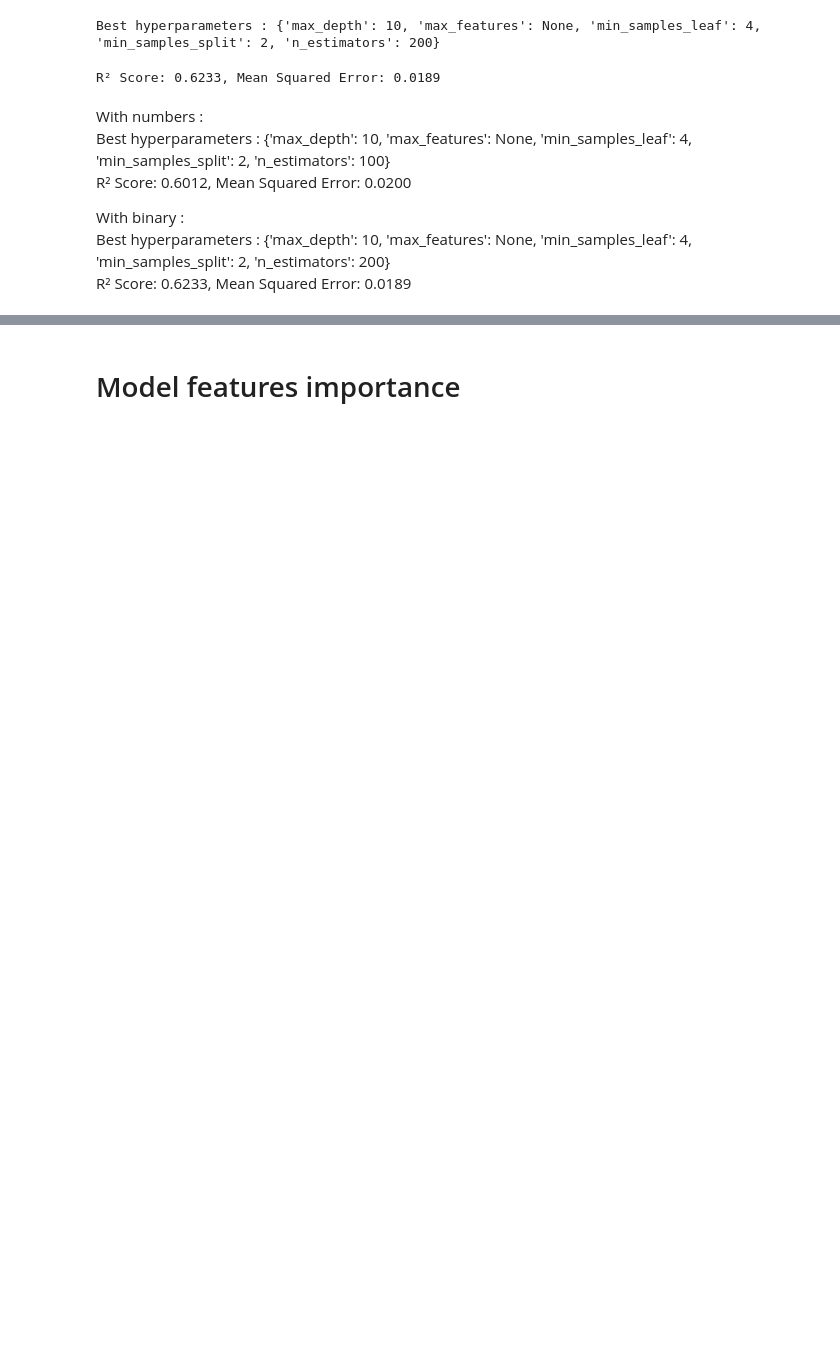
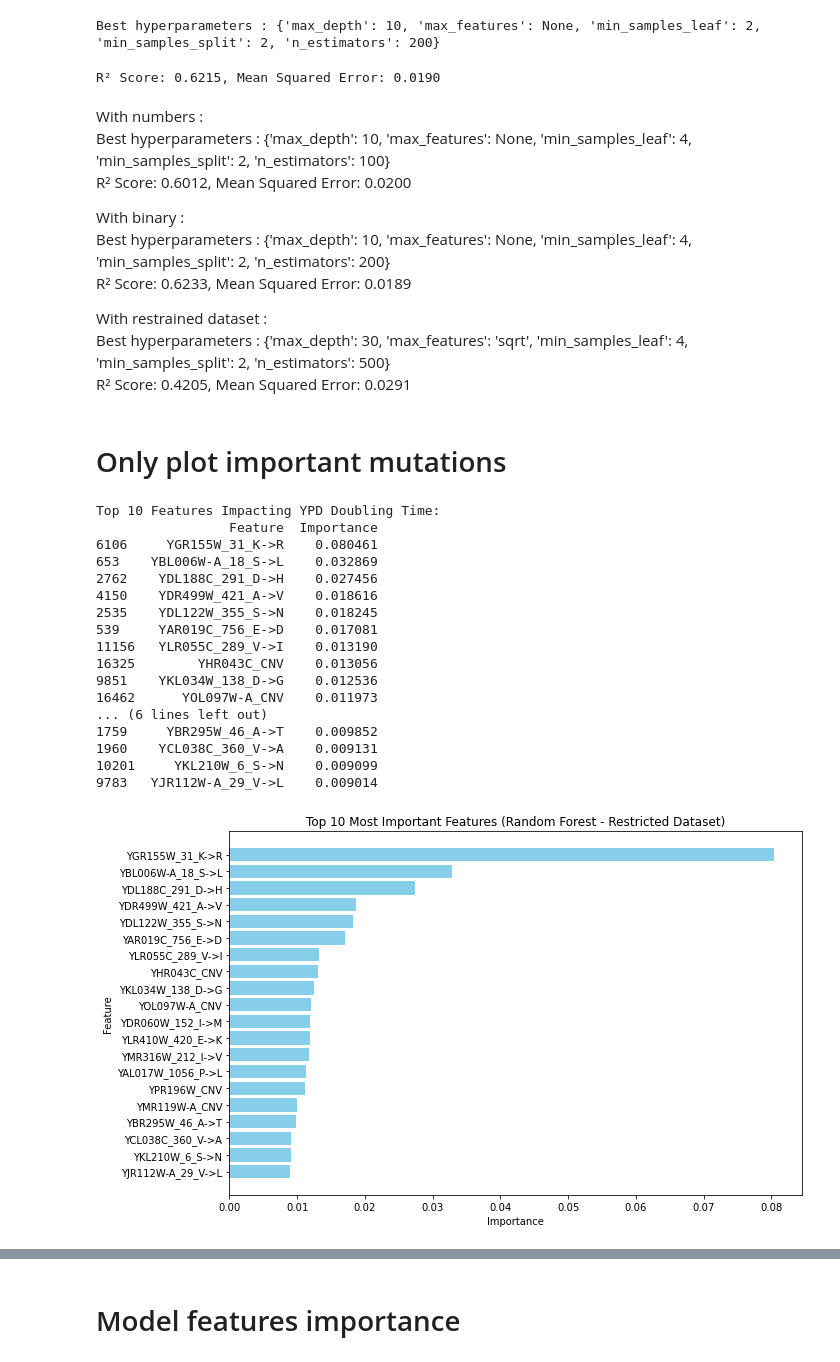
Before and after one commit to paolabiocchi/Yeast_Project, a Jupyter notebook: models/model_RandomForest.ipynb, the cells around one changed output, grey strips where cells are left out. Saved outputs shown, nothing was run; the diff lists cells and outputs as text; code cells hidden in the pictures; blank space fills up the shorter version.

Commit message:
results mutations

```diff
--- a/models/model_RandomForest.ipynb
+++ b/models/model_RandomForest.ipynb
@@ -22,8 +22,8 @@ from preprocessing import *
 # Define the path to the parent directory
 data_dir = os.path.abspath(os.path.join(os.getcwd(), '..'))  # Move one level up
 
-X = pd.read_pickle(os.path.join(data_dir, "data/X_matrix_proteins.pkl"))
-Y = pd.read_pickle(os.path.join(data_dir, "data/Y_matrix_proteins.pkl"))
+X = pd.read_pickle(os.path.join(data_dir, "data/X_matrix__YPD_doublingtime_restricted.pkl"))
+Y = pd.read_csv(os.path.join(data_dir, "data/y_YPD_doublingtime.csv"))
 # %%
 # Preprocess the data
 X = X.drop(columns=["Yeast_ID"]).fillna(0)
@@ -78,14 +100,14 @@ best_rf = grid_search.best_estimator_
 best_params = grid_search.best_params_
 print("\nBest hyperparameters :", best_params)
 # %% [output]
-Best hyperparameters : {'max_depth': 10, 'max_features': None, 'min_samples_leaf': 4, 'min_samples_split': 2, 'n_estimators': 200}
+Best hyperparameters : {'max_depth': 10, 'max_features': None, 'min_samples_leaf': 2, 'min_samples_split': 2, 'n_estimators': 200}
 # %%
 y_pred = best_rf.predict(X)
 r2 = r2_score(Y, y_pred)
 mse = mean_squared_error(Y, y_pred)
 print(f"\nR² Score: {r2:.4f}, Mean Squared Error: {mse:.4f}")
 # %% [output]
-R² Score: 0.6233, Mean Squared Error: 0.0189
+R² Score: 0.6215, Mean Squared Error: 0.0190
 # %% [markdown]
 With numbers :
 Best hyperparameters : {'max_depth': 10, 'max_features': None, 'min_samples_leaf': 4, 'min_samples_split': 2, 'n_estimators': 100}
@@ -94,3 +116,55 @@ R² Score: 0.6012, Mean Squared Error: 0.0200
 With binary :
 Best hyperparameters : {'max_depth': 10, 'max_features': None, 'min_samples_leaf': 4, 'min_samples_split': 2, 'n_estimators': 200}
 R² Score: 0.6233, Mean Squared Error: 0.0189
+
+With restrained dataset :
+Best hyperparameters : {'max_depth': 30, 'max_features': 'sqrt', 'min_samples_leaf': 4, 'min_samples_split': 2, 'n_estimators': 500}
+R² Score: 0.4205, Mean Squared Error: 0.0291
+# %% [markdown]
+# Only plot important mutations
+# %%
+# Extract feature importance
+feature_importances = best_rf.feature_importances_
+features = X.columns
+
+# Create a DataFrame for feature importance
+feature_importances_df = pd.DataFrame({
+    "Feature": features,
+    "Importance": feature_importances
+}).sort_values(by="Importance", ascending=False)
+
+# Select the top 10 most important features
+top_features = feature_importances_df.head(20)
+
+# Display the top 10 features in the console
+print("\nTop 10 Features Impacting YPD Doubling Time:")
+print(top_features)
+
+# Plot the top 10 feature importance
+plt.figure(figsize=(10, 6))
+plt.barh(top_features["Feature"], top_features["Importance"], color="skyblue")
+plt.xlabel("Importance")
+plt.ylabel("Feature")
+plt.title("Top 10 Most Important Features (Random Forest - Restricted Dataset)")
+plt.gca().invert_yaxis()
+plt.tight_layout()
+plt.show()
+# %% [output]
+Top 10 Features Impacting YPD Doubling Time:
+                 Feature  Importance
+6106     YGR155W_31_K->R    0.080461
+653    YBL006W-A_18_S->L    0.032869
+2762    YDL188C_291_D->H    0.027456
+4150    YDR499W_421_A->V    0.018616
+2535    YDL122W_355_S->N    0.018245
+539     YAR019C_756_E->D    0.017081
+11156   YLR055C_289_V->I    0.013190
+16325        YHR043C_CNV    0.013056
+9851    YKL034W_138_D->G    0.012536
+16462      YOL097W-A_CNV    0.011973
+... (6 lines left out)
+1759     YBR295W_46_A->T    0.009852
+1960    YCL038C_360_V->A    0.009131
+10201     YKL210W_6_S->N    0.009099
+9783   YJR112W-A_29_V->L    0.009014
+[figure, added]
```
Also changed, not shown: parts of 5 cells of this notebook.
